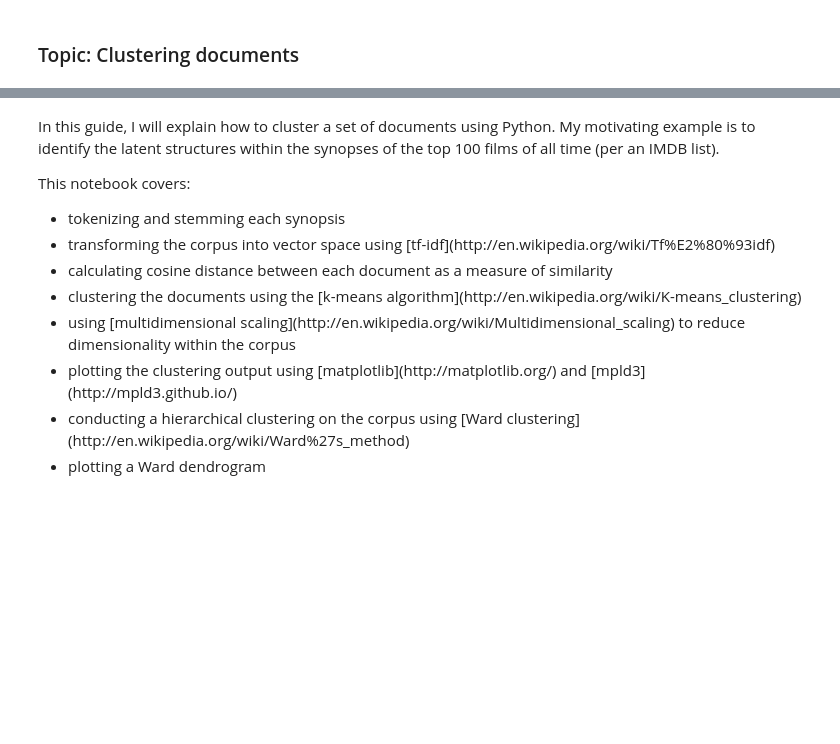
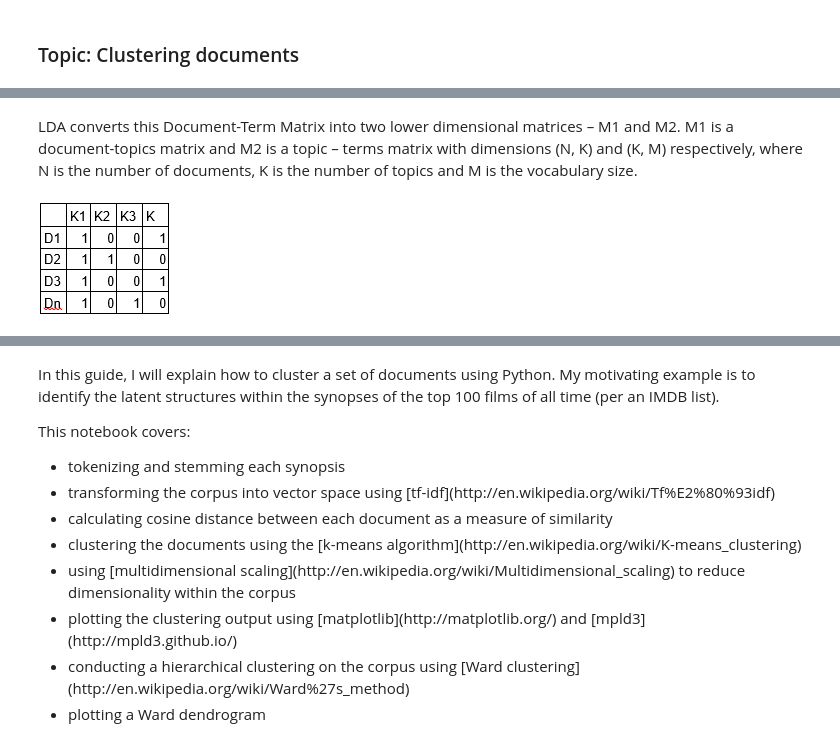
Before and after one commit to rsouza/MMD, a Jupyter notebook: notebooks/05_Clustering_Documents.ipynb, the cells around one changed output, grey strips where cells are left out. Drawn from its saved outputs; the diff is of its cells as text; code cells hidden in the pictures; blank space fills up the shorter version.

```diff
--- a/notebooks/05_Clustering_Documents.ipynb
+++ b/notebooks/05_Clustering_Documents.ipynb
@@ -17,0 +69,7 @@ This notebook is based on http://www.brandonrose.org and http://www.brandonrose.
+# %% [markdown]
+LDA converts this Document-Term Matrix into two lower dimensional matrices – M1 and M2.
+M1 is a document-topics matrix and M2 is a topic – terms matrix with dimensions (N,  K) and (K, M) respectively, where N is the number of documents, K is the number of topics and M is the vocabulary size.
+# %%
+Image(filename='../slides/modeling3.png')
+# %% [output]
+[figure, added]
```
Also changed, not shown: parts of 12 cells of this notebook.
